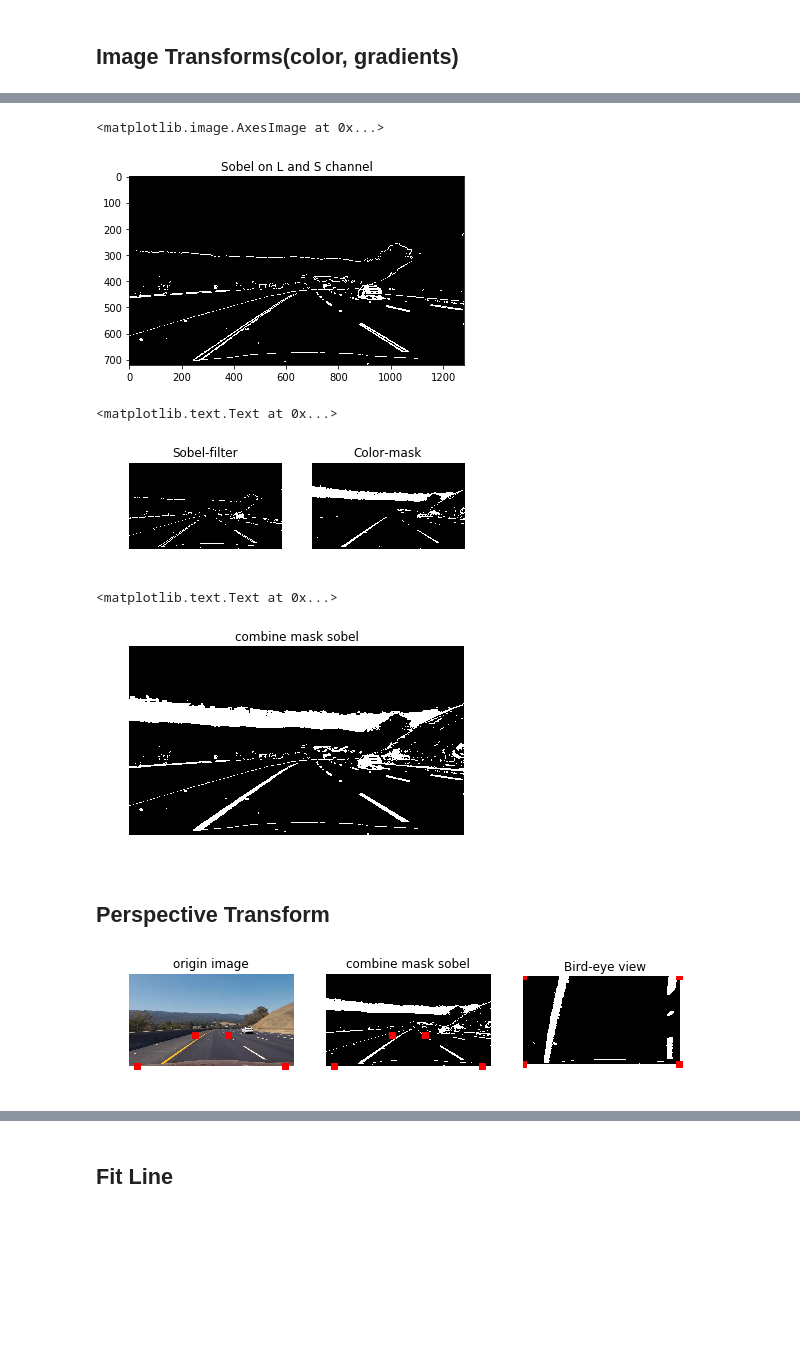
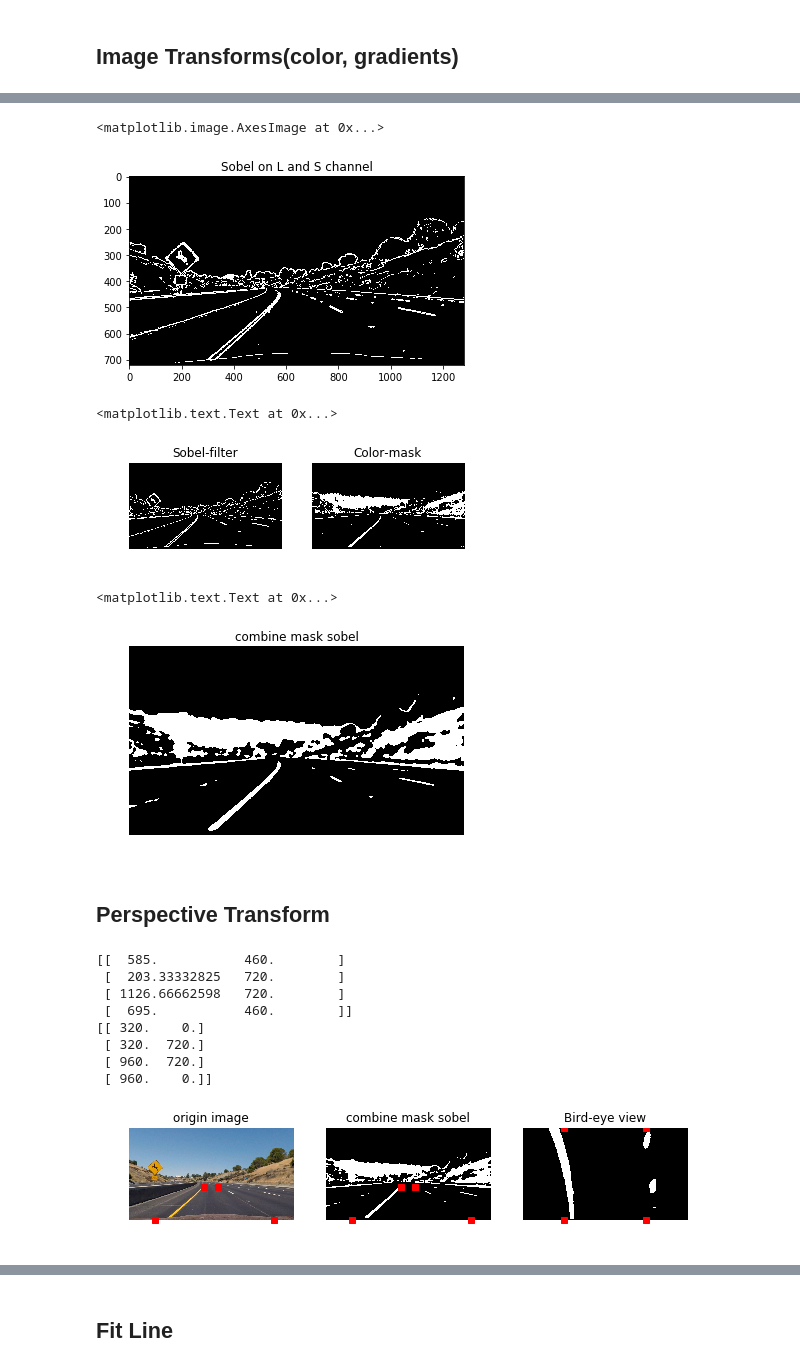
Before and after one commit to wowdd1/CarND-Advanced-Lane-Lines, a Jupyter notebook: line.ipynb, the cells around one changed output, grey strips where cells are left out. Cells and saved outputs as stored; diff of their text form; code cells hidden in the pictures; blank space fills up the shorter version.

```diff
--- a/line.ipynb
+++ b/line.ipynb
@@ -86,7 +86,7 @@ corners[1][0][0]
 import matplotlib.image as mpimg
 
 
-fname = 'test_images/test'+ str(3) + '.jpg'
+fname = 'test_images/test'+ str(2) + '.jpg'
 img = mpimg.imread(fname)
 img_size = (img.shape[1], img.shape[0])
 plt.figure(figsize=(10,4))
@@ -322,7 +345,7 @@ def moving_average(a, n=3):
 # %%
 import pickle as pickle
 
-fname = 'test_images/test'+ str(3) + '.jpg'
+fname = 'test_images/test'+ str(2) + '.jpg'
 img = mpimg.imread(fname)
 pkl_file = open("camera_calibration.pkl", 'rb')
 mtx_camera, dist_camera= pickle.load(pkl_file)
@@ -448,7 +471,7 @@ plt.title('Sobel on L and S channel')
 plt.imshow(apply_sobel_LS(image_ud),cmap='gray')
 # %% [output]
 <matplotlib.image.AxesImage at 0x...>
-[figure, old version]
+[figure, new version]
 # %%
 
 def apply_mask_sobel(image_ud):
@@ -456,7 +479,7 @@ def apply_mask_sobel(image_ud):
     sobel_LS_image = apply_sobel_LS(image_ud)
     combine_mask_sobel_image = np.zeros_like(sobel_LS_image)
     combine_mask_sobel_image[(mask_YW_image>=.5)|(sobel_LS_image>=.5)]=1
-    return gaussian_blur(combine_mask_sobel_image,1)
+    return gaussian_blur(combine_mask_sobel_image,25)
 
 
 plt.subplot(1,2,1)
@@ -469,14 +492,14 @@ plt.axis('off')
 plt.title('Color-mask')
 # %% [output]
 <matplotlib.text.Text at 0x...>
-[figure, old version]
+[figure, new version]
 # %%
 plt.imshow(apply_mask_sobel(image_ud),cmap='gray')
 plt.axis('off')
 plt.title('combine mask sobel')
 # %% [output]
 <matplotlib.text.Text at 0x...>
-[figure, old version]
+[figure, new version]
 # %% [markdown]
 ## Perspective Transform
 # %%
@@ -488,48 +511,72 @@ def apply_perspective_transform(image):
     c_window = np.uint(img_size[1]/2)
     ctl_window = c_window - .2*np.uint(img_size[1]/2)
     ctr_window = c_window + .2*np.uint(img_size[1]/2)
-    cbl_window = c_window - .9*np.uint(img_size[1]/2)
+    cbl_window = c_window - .7*np.uint(img_size[1]/2)
     cbr_window = c_window + .9*np.uint(img_size[1]/2)
 
 
     src = np.float32([[cbl_window,hb_window],[cbr_window,hb_window],[ctr_window,ht_window],[ctl_window,ht_window]])
 
-    #print(src)
-    dst = np.float32([[0,img_size[0]],[img_size[1],img_size[0]],
-                      [img_size[1],0],[0,0]])
 
-    #print(dst)
+    offest = 80
+    offest2 = 30
+    dst = np.float32([[0 + offest,img_size[0]],[img_size[1] - offest2,img_size[0]],
+                      [img_size[1] - offest2,0],[0 + offest,0]])
 
-    warped_image,M_warp,Minv_warp = warp_image(image,src,dst,(img_size[1],img_size[0]))
+    img_size = [img_size[1], img_size[0]]
+    src = np.float32(
+        [[(img_size[0] / 2) - 55, img_size[1] / 2 + 100],
+        [((img_size[0] / 6) - 10), img_size[1]],
+        [(img_size[0] * 5 / 6) + 60, img_size[1]],
+        [(img_size[0] / 2 + 55), img_size[1] / 2 + 100]])
+    dst = np.float32(
+        [[(img_size[0] / 4), 0],
+        [(img_size[0] / 4), img_size[1]],
+        [(img_size[0] * 3 / 4), img_size[1]],
+        [(img_size[0] * 3 / 4), 0]])
+    print(src)
+    print(dst)
+
+    #img_size = [img_size[0], img_size[1]]
+
+    warped_image,M_warp,Minv_warp = warp_image(image,src,dst,(img_size[0],img_size[1]))
 
     return warped_image, M_warp, Minv_warp, src, dst
 
 
 
 warped_image, M_warp, Minv_warp, src, dst = apply_perspective_transform(apply_mask_sobel(image_ud))
 
 plt.figure(figsize=(10,4))
 plt.subplot(1,3,1)
 plt.imshow(image_ud,cmap='gray')
 for i in range(4):
     plt.plot(src[i][0],src[i][1],'rs')
 plt.title('origin image')
 plt.axis('off')
 plt.subplot(1,3,2)
 plt.imshow(apply_mask_sobel(image_ud),cmap='gray')
 for i in range(4):
     plt.plot(src[i][0],src[i][1],'rs')
 plt.title('combine mask sobel')
 plt.axis('off')
 plt.subplot(1,3,3)
 plt.imshow(warped_image,cmap='gray')
 for i in range(4):
     plt.plot(dst[i][0],dst[i][1],'rs')
 
 plt.title('Bird-eye view')
 plt.axis('off');
 # %% [output]
+[[  585.           460.        ]
+ [  203.33332825   720.        ]
+ [ 1126.66662598   720.        ]
+ [  695.           460.        ]]
+[[ 320.    0.]
+ [ 320.  720.]
+ [ 960.  720.]
+ [ 960.    0.]]
-[figure, old version]
+[figure, new version]
 # %%
 plt.imshow(warped_image,cmap='gray')
 plt.axis('off');
```
Also changed, not shown: parts of 19 cells of this notebook, 6 other files.
